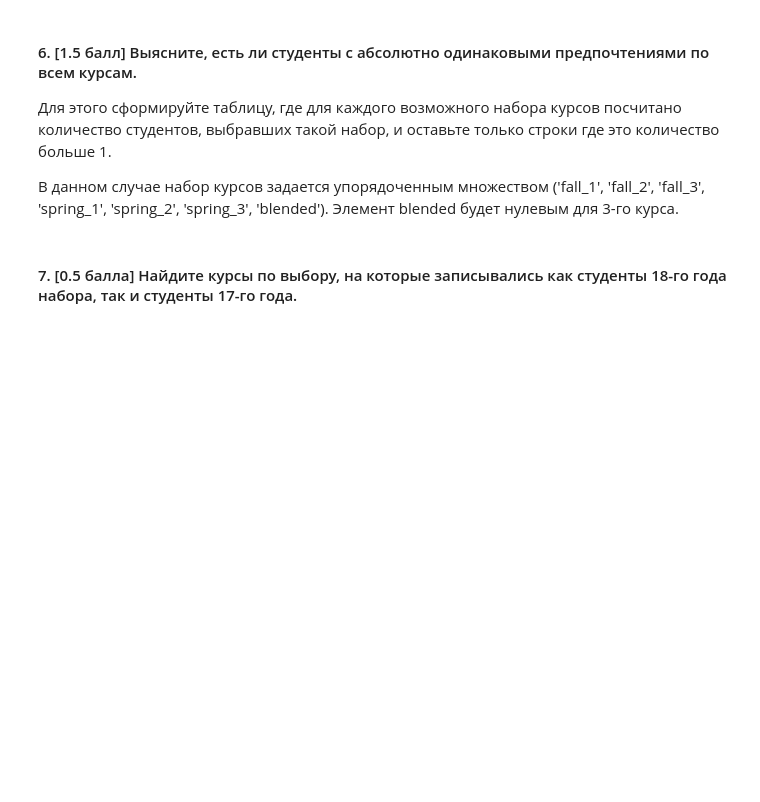
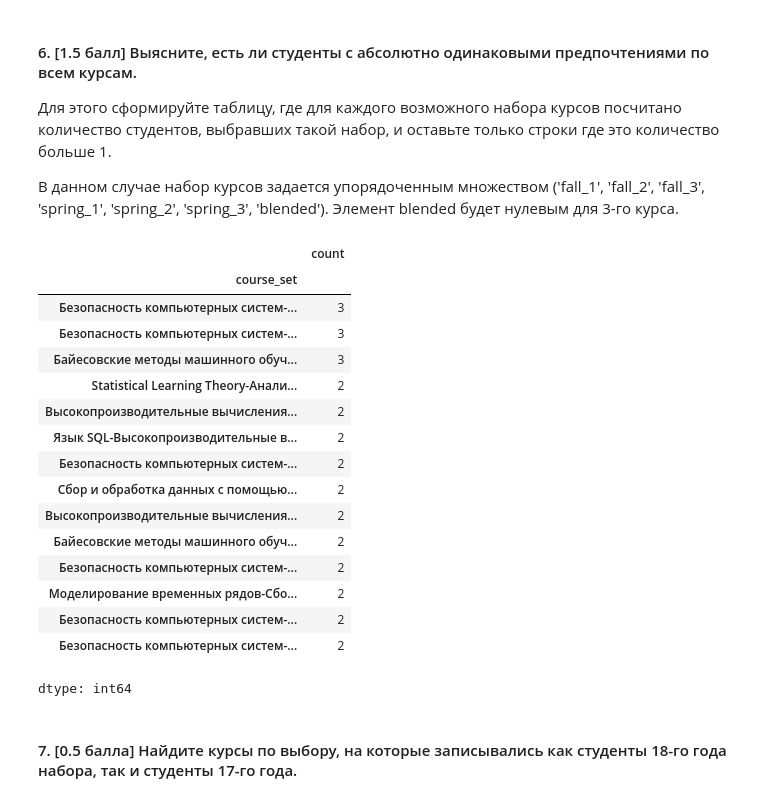
Before and after one commit to r42arty/hse, a Jupyter notebook: mod3/ML_1.ipynb, the cells around one changed output. Cells and saved outputs as stored; diff of their text form; code cells hidden in the pictures; blank space fills up the shorter version.

```diff
--- a/mod3/ML_1.ipynb
+++ b/mod3/ML_1.ipynb
@@ -202,2 +230,34 @@ count_no_unique
+# %%
+# Задаём порядок курсов
+course_columns = ['fall_1', 'fall_2', 'fall_3', 'spring_1', 'spring_2', 'spring_3', 'blended']
+
+# Создаём строковые представления предпочтений студентов
+df['course_set'] = df[course_columns].astype(str).agg('-'.join, axis=1)
+
+# Подсчитываем количество студентов с одинаковыми наборами курсов
+course_counts = df['course_set'].value_counts()
+
+# Оставляем только те, где больше одного студента
+duplicate_courses = course_counts[course_counts > 1]
+
+duplicate_courses
+# %% [output]
+|  | count |
+| course_set |  |
+| Безопасность компьютерных систем-... | 3 |
+| Безопасность компьютерных систем-... | 3 |
+| Байесовские методы машинного обуч... | 3 |
+| Statistical Learning Theory-Анали... | 2 |
+| Высокопроизводительные вычисления... | 2 |
+| Язык SQL-Высокопроизводительные в... | 2 |
+| Безопасность компьютерных систем-... | 2 |
+| Сбор и обработка данных с помощью... | 2 |
+| Высокопроизводительные вычисления... | 2 |
+| Байесовские методы машинного обуч... | 2 |
+| Безопасность компьютерных систем-... | 2 |
+| Моделирование временных рядов-Сбо... | 2 |
+| Безопасность компьютерных систем-... | 2 |
+| Безопасность компьютерных систем-... | 2 |
+dtype: int64
 # %% [markdown]
 #### 7. [0.5 балла] Найдите курсы по выбору, на которые записывались как студенты 18-го года набора, так и студенты 17-го года.
```
Also changed, not shown: parts of 18 cells of this notebook.
